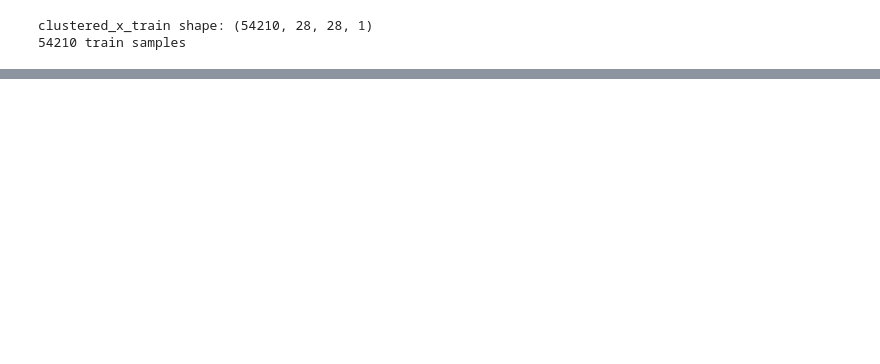
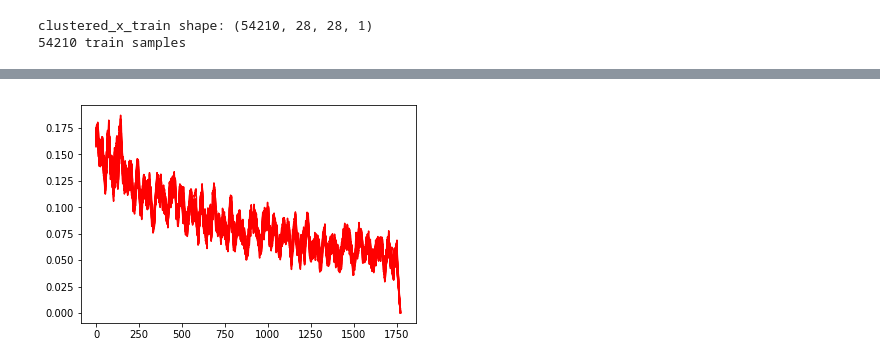
Before and after one commit to zh3036/clusteredGradient, a Jupyter notebook: kerasNotebook/keras.ipynb, the cells around one changed output, grey strips where cells are left out. Cells and saved outputs as stored; diff of their text form; code cells hidden in the pictures; blank space fills up the shorter version.

```diff
--- a/kerasNotebook/keras.ipynb
+++ b/kerasNotebook/keras.ipynb
@@ -624,0 +743,12 @@ plt.savefig('Keras_deep_cmpGradient_epo'+str(epochs)+'_batsiz'+str(batch_size)+'
+# %%
+normal_batch_hises = np.load("losses_of_20_rand_normal.npy")
+# %%
+start=400
+end  = 10000
+window = 20
+for i in range(20):
+    plt.plot(runningMeanFast(normal_batch_hises[i][start:end],window),color = "red", label= "normal_loss "+str(i))
+# plt.legend()
+plt.savefig('Keras_deep_cmpGradient_bunchofnormal.png')
+# %% [output]
+[figure, added]
```
Also changed, not shown: parts of 41 cells of this notebook, 9 other files.
